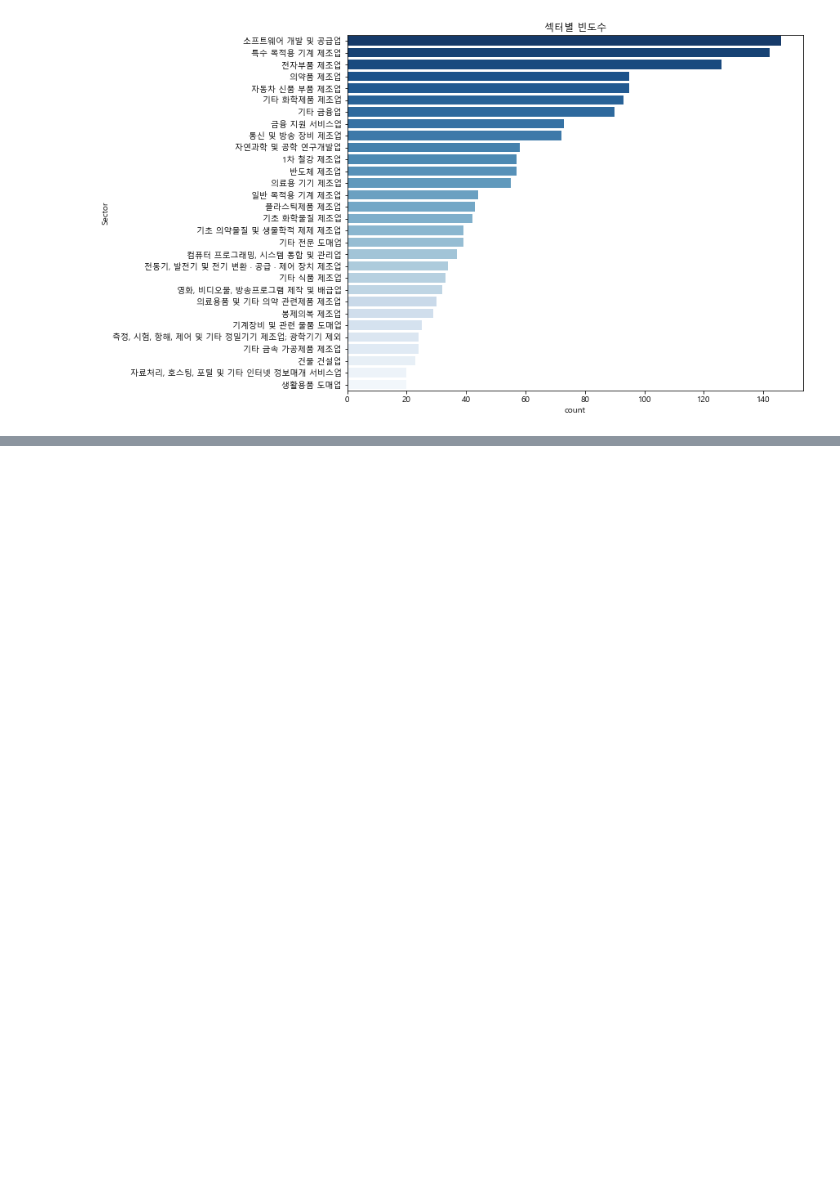
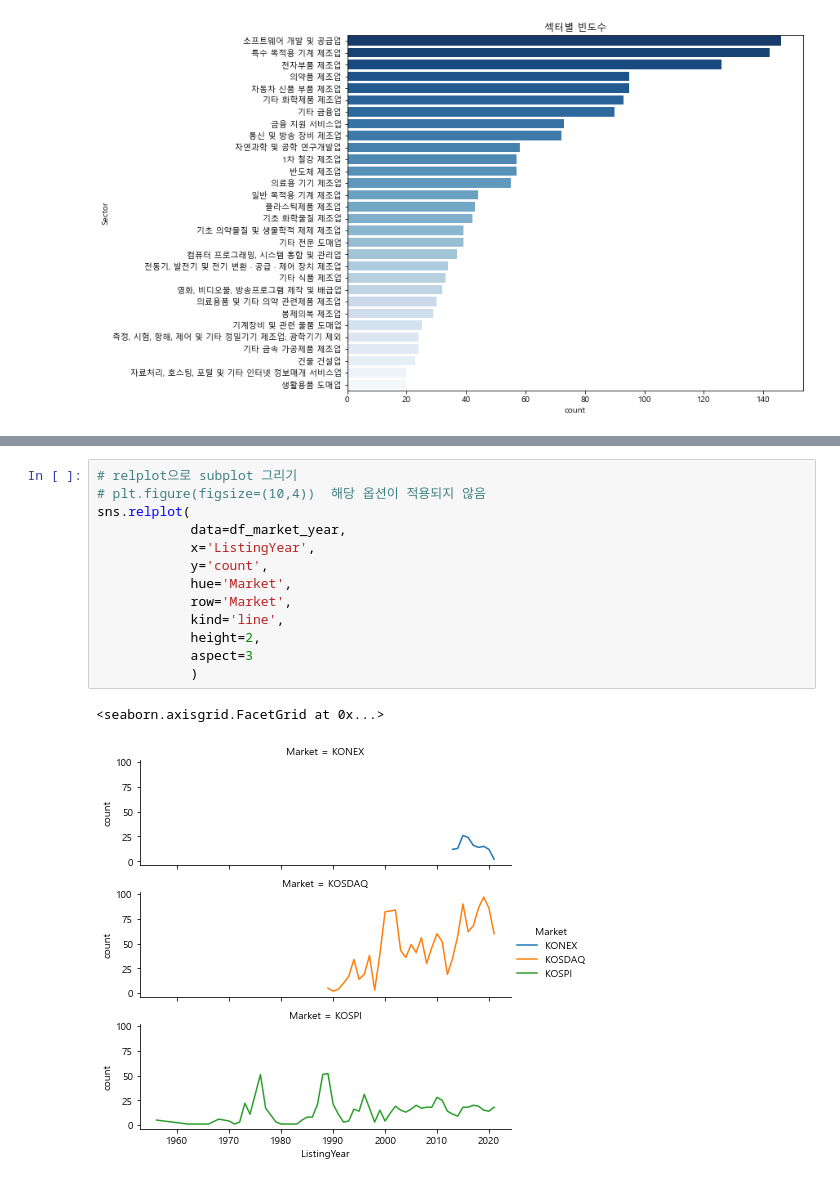
Before and after one commit to SanghunYun95/Finding_signal_and_noise, a Jupyter notebook: seaborn.ipynb, the cells around one changed output, grey strips where cells are left out. Saved outputs shown, nothing was run; the diff lists cells and outputs as text; blank space fills up the shorter version.

Commit message:
relplot

```diff
--- a/seaborn.ipynb
+++ b/seaborn.ipynb
@@ -53,0 +95,16 @@ Text(0.5, 1.0, '섹터별 빈도수')
+# %%
+# relplot으로 subplot 그리기
+# plt.figure(figsize=(10,4))  해당 옵션이 적용되지 않음
+sns.relplot(
+            data=df_market_year,
+            x='ListingYear',
+            y='count',
+            hue='Market',
+            row='Market',
+            kind='line',
+            height=2,
+            aspect=3
+            )
+# %% [output]
+<seaborn.axisgrid.FacetGrid at 0x...>
+[figure, added]
```
Also changed, not shown: parts of 5 cells of this notebook.
